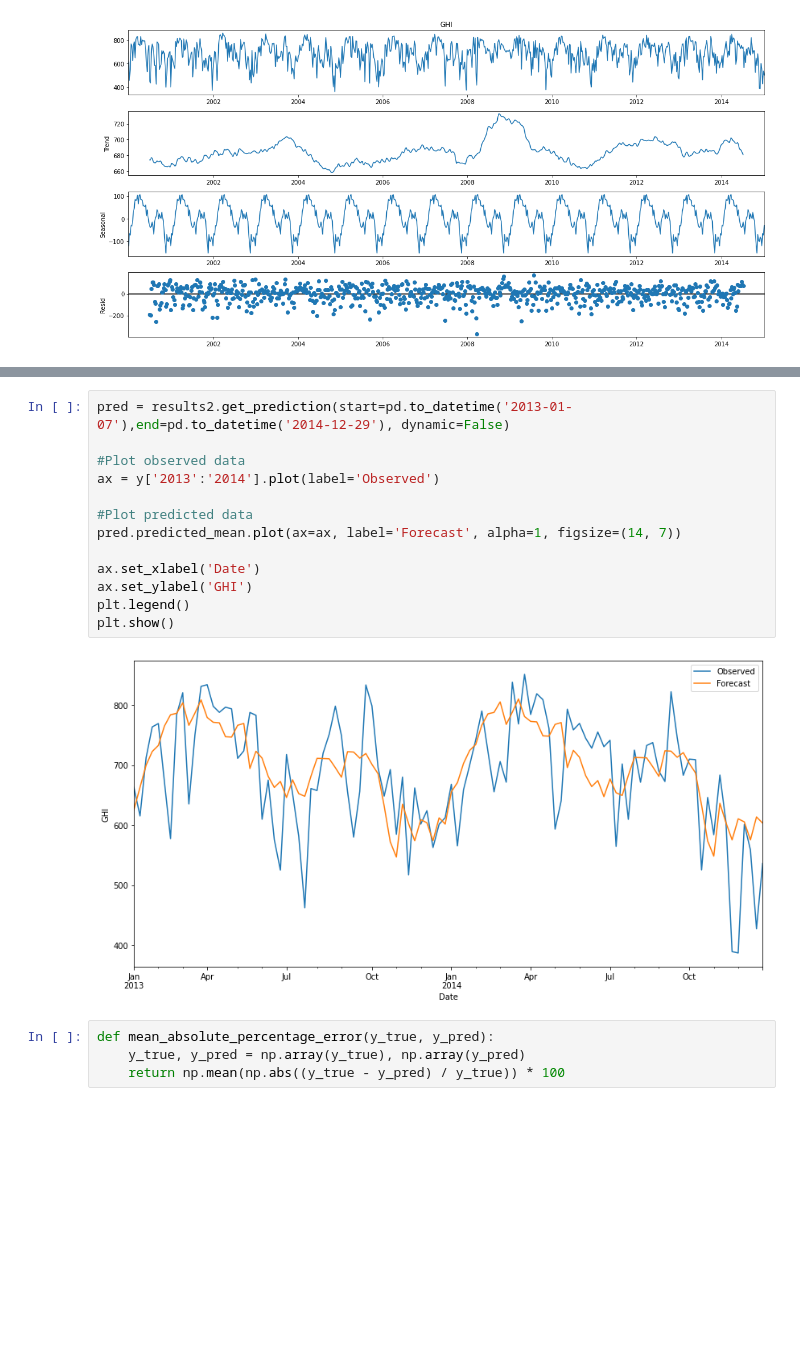
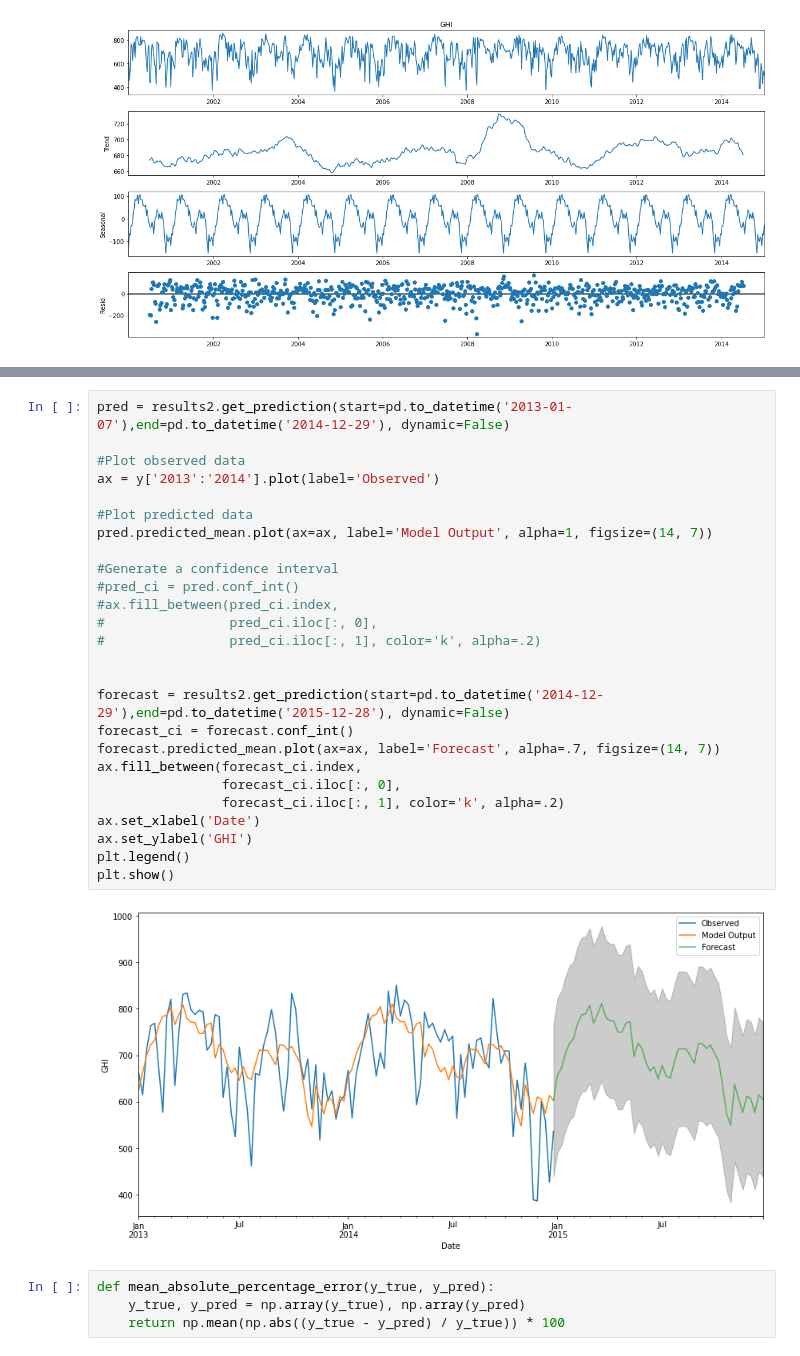
Before and after one commit to Kalit31/Statistical-Analysis-and-Forecasting-of-Solar-Energy, a Jupyter notebook: TimeSeriesAnalysis-TamilNadu.ipynb, the cells around one changed output, grey strips where cells are left out. Saved outputs shown, nothing was run; the diff lists cells and outputs as text; blank space fills up the shorter version.

Commit message:
Added forecasting.

```diff
--- a/TimeSeriesAnalysis-TamilNadu.ipynb
+++ b/TimeSeriesAnalysis-TamilNadu.ipynb
@@ -72,18 +72,31 @@ Warnings:
 # %%
 pred = results2.get_prediction(start=pd.to_datetime('2013-01-07'),end=pd.to_datetime('2014-12-29'), dynamic=False)
 
 #Plot observed data
 ax = y['2013':'2014'].plot(label='Observed')
 
 #Plot predicted data
-pred.predicted_mean.plot(ax=ax, label='Forecast', alpha=1, figsize=(14, 7))
+pred.predicted_mean.plot(ax=ax, label='Model Output', alpha=1, figsize=(14, 7))
 
+#Generate a confidence interval
+#pred_ci = pred.conf_int()
+#ax.fill_between(pred_ci.index,
+#                pred_ci.iloc[:, 0],
+#                pred_ci.iloc[:, 1], color='k', alpha=.2)
+
+
+forecast = results2.get_prediction(start=pd.to_datetime('2014-12-29'),end=pd.to_datetime('2015-12-28'), dynamic=False)
+forecast_ci = forecast.conf_int()
+forecast.predicted_mean.plot(ax=ax, label='Forecast', alpha=.7, figsize=(14, 7))
+ax.fill_between(forecast_ci.index,
+                forecast_ci.iloc[:, 0],
+                forecast_ci.iloc[:, 1], color='k', alpha=.2)
 ax.set_xlabel('Date')
 ax.set_ylabel('GHI')
 plt.legend()
 plt.show()
 # %% [output]
-[figure, old version]
+[figure, new version]
 # %%
 def mean_absolute_percentage_error(y_true, y_pred):
     y_true, y_pred = np.array(y_true), np.array(y_pred)
```
Also changed, not shown: parts of 1 cell of this notebook, 8 other files.
